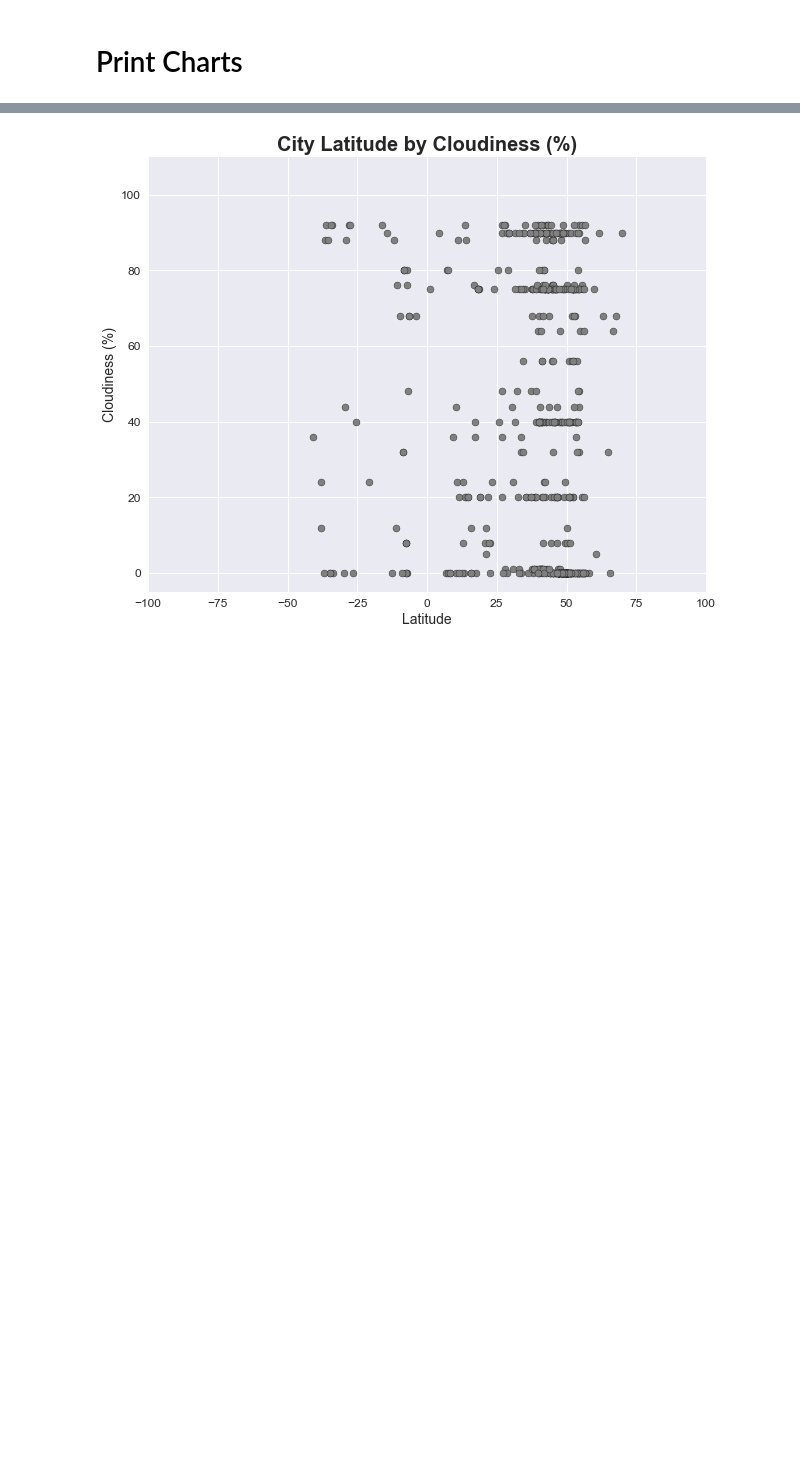
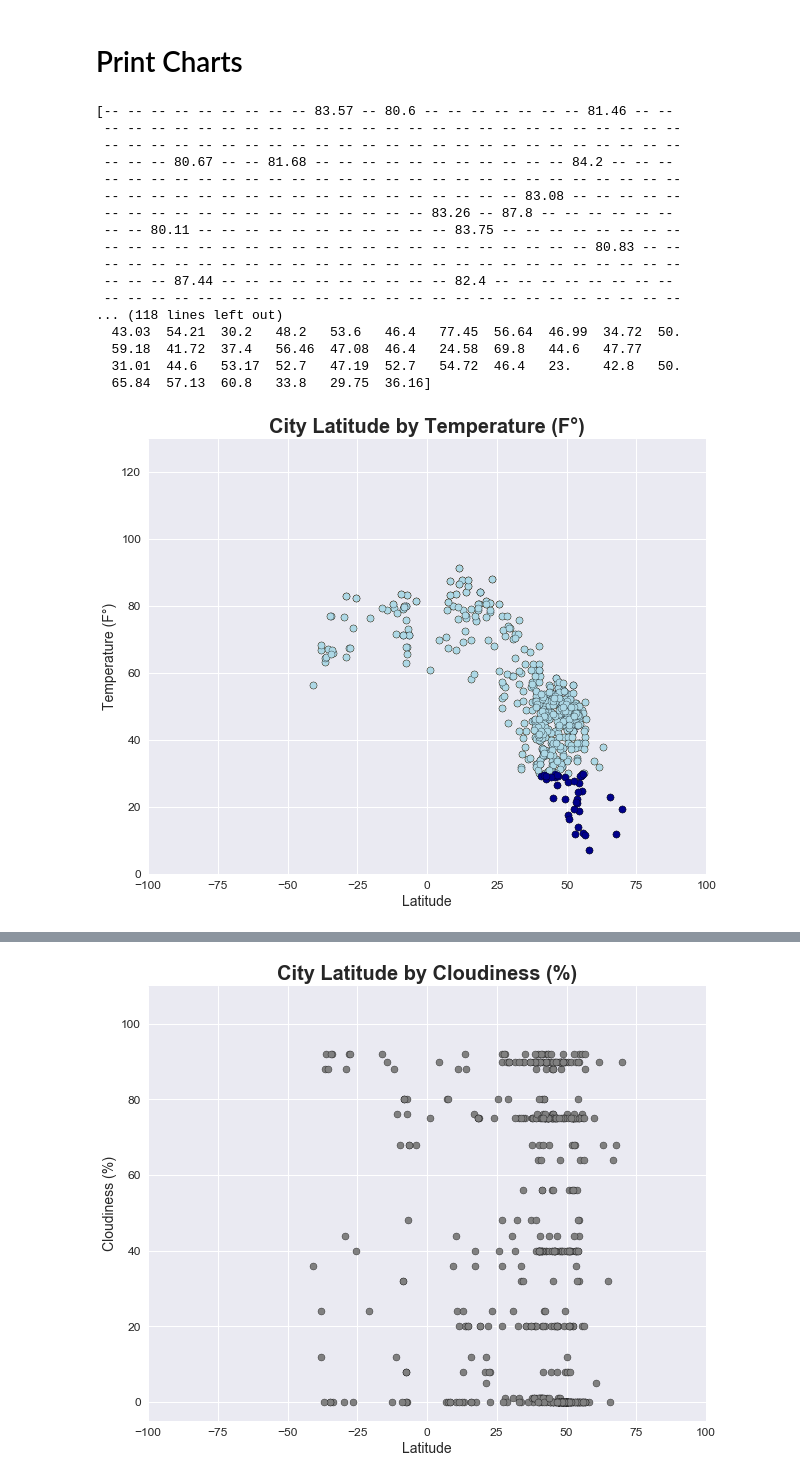
Before and after one commit to spencerrand/Unit-6-Python-APIs, a Jupyter notebook: main.ipynb, the cells around one changed output, grey strips where cells are left out. Cells and saved outputs as stored; diff of their text form; code cells hidden in the pictures; blank space fills up the shorter version.

```diff
--- a/main.ipynb
+++ b/main.ipynb
@@ -180,3 +200,59 @@ random_city_df.to_csv("weather_data.csv", encoding='utf-8')
 # %% [markdown]
 <h1>Print Charts</h1>
+# %%
+# This section prints a scatter plot of latitude by temperature
+
+hot_cities = np.ma.masked_where((random_city_df['temp'] < 80), random_city_df['temp'])
+print(hot_cities)
+warm_cities = np.ma.masked_where((random_city_df['temp'] > 80) & (random_city_df['temp'] < 60), random_city_df['temp'])
+print(warm_cities)
+cool_cities = np.ma.masked_where((random_city_df['temp'] > 60) & (random_city_df['temp'] < 30), random_city_df['temp'])
+print(cool_cities)
+cold_cities = np.ma.masked_where((random_city_df['temp'] > 30), random_city_df['temp'])
+
+# Clear the plot, just in case
+plt.clf()
+
+# Create scatter plots
+plt.scatter(random_city_df['lat'], hot_cities, marker="o", facecolors='orangered', edgecolors="black", alpha=1)
+plt.scatter(random_city_df['lat'], warm_cities, marker="o", facecolors='orange', edgecolors="black", alpha=1)
+plt.scatter(random_city_df['lat'], cool_cities, marker="o", facecolors='lightblue', edgecolors="black", alpha=1)
+plt.scatter(random_city_df['lat'], cold_cities, marker="o", facecolors='darkblue', edgecolors="black", alpha=1)
+
+# Create a title, x label, and y label
+plt.title("City Latitude by Temperature (F\N{DEGREE SIGN})", fontsize=20, fontweight="bold")
+plt.xlabel("Latitude", fontsize=14)
+plt.ylabel("Temperature (F\N{DEGREE SIGN})", fontsize=14)
+
+# Set size of x and y tick labels
+plt.tick_params(labelsize=12)
+
+# Set x and y limits
+plt.xlim(-100,100)
+plt.ylim(0,130)
+
+# Save the figure
+plt.savefig("LatByTemp.png")
+
+# Display scatter chart
+plt.show()
+# %% [output]
+[-- -- -- -- -- -- -- -- -- 83.57 -- 80.6 -- -- -- -- -- -- -- 81.46 -- --
+ -- -- -- -- -- -- -- -- -- -- -- -- -- -- -- -- -- -- -- -- -- -- -- -- --
+ -- -- -- -- -- -- -- -- -- -- -- -- -- -- -- -- -- -- -- -- -- -- -- -- --
+ -- -- -- 80.67 -- -- 81.68 -- -- -- -- -- -- -- -- -- -- -- 84.2 -- -- --
+ -- -- -- -- -- -- -- -- -- -- -- -- -- -- -- -- -- -- -- -- -- -- -- -- --
+ -- -- -- -- -- -- -- -- -- -- -- -- -- -- -- -- -- -- 83.08 -- -- -- -- --
+ -- -- -- -- -- -- -- -- -- -- -- -- -- -- 83.26 -- 87.8 -- -- -- -- -- --
+ -- -- 80.11 -- -- -- -- -- -- -- -- -- -- -- 83.75 -- -- -- -- -- -- -- --
+ -- -- -- -- -- -- -- -- -- -- -- -- -- -- -- -- -- -- -- -- -- 80.83 -- --
+ -- -- -- -- -- -- -- -- -- -- -- -- -- -- -- -- -- -- -- -- -- -- -- -- --
+ -- -- -- 87.44 -- -- -- -- -- -- -- -- -- -- 82.4 -- -- -- -- -- -- -- --
+ -- -- -- -- -- -- -- -- -- -- -- -- -- -- -- -- -- -- -- -- -- -- -- -- --
+... (118 lines left out)
+  43.03  54.21  30.2   48.2   53.6   46.4   77.45  56.64  46.99  34.72  50.
+  59.18  41.72  37.4   56.46  47.08  46.4   24.58  69.8   44.6   47.77
+  31.01  44.6   53.17  52.7   47.19  52.7   54.72  46.4   23.    42.8   50.
+  65.84  57.13  60.8   33.8   29.75  36.16]
+[figure, added]
 # %%
```
Also changed, not shown: parts of 4 cells of this notebook.
